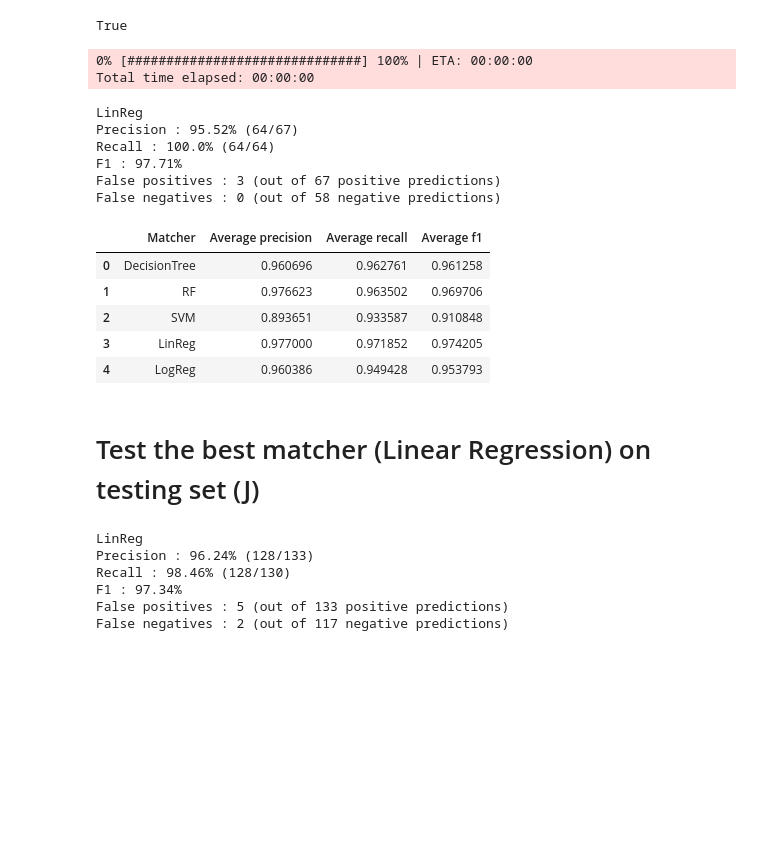
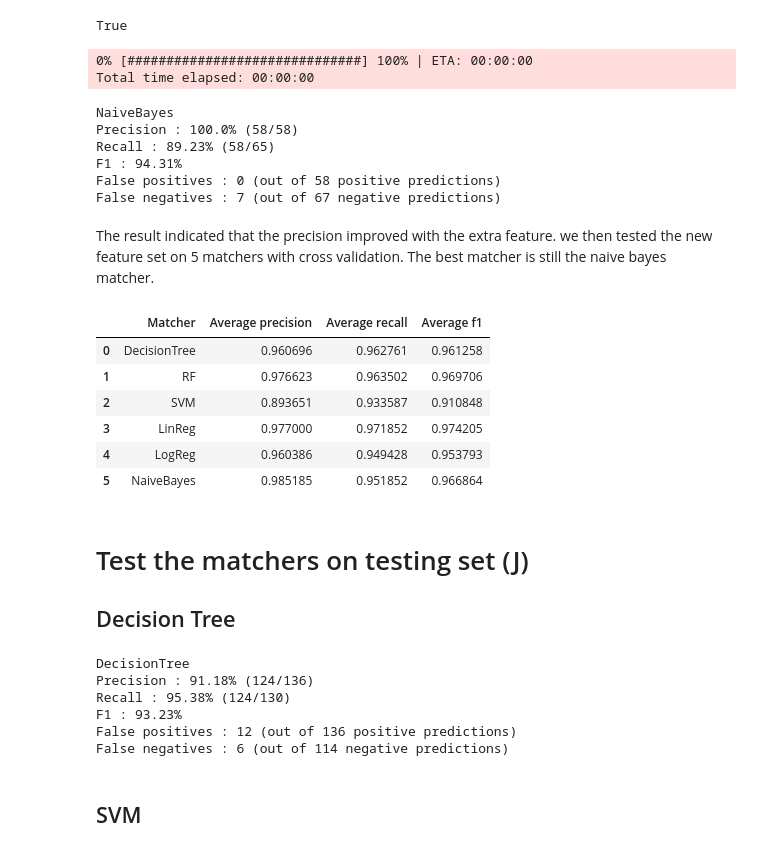
Before and after one commit to HannahWang/CS838-Data-Science, a Jupyter notebook: stage3/code/Matcher.ipynb, the cells around one changed output. Cells and saved outputs as stored; diff of their text form; code cells hidden in the pictures; blank space fills up the shorter version.

```diff
--- a/stage3/code/Matcher.ipynb
+++ b/stage3/code/Matcher.ipynb
@@ -54,6 +54,7 @@ svm = em.SVMMatcher(name='SVM', random_state=0)
 rf = em.RFMatcher(name='RF', random_state=0)
 lg = em.LogRegMatcher(name='LogReg', random_state=0)
 ln = em.LinRegMatcher(name='LinReg')
+nb = em.NBMatcher(name='NaiveBayes')
 # %% [markdown]
 # Creating features
 
@@ -164,8 +166,8 @@ Pf = em.impute_table(Pf,
                 strategy='mean')
 
 # Train using feature vectors from P
-matcher = ln
-name = 'LinReg'
+matcher = nb
+name = 'NaiveBayes'
 matcher.fit(table=Pf,
        exclude_attrs=['_id', 'ltable_id', 'rtable_id', 'labe'],
        target_attr='labe')
@@ -188,48 +190,63 @@ eval_summary = em.eval_matches(predictions, 'labe', 'predicted')
 # %% [output]
 0% [##############################] 100% | ETA: 00:00:00
 Total time elapsed: 00:00:00
-LinReg
-Precision : 95.52% (64/67)
-Recall : 100.0% (64/64)
-F1 : 97.71%
-False positives : 3 (out of 67 positive predictions)
-False negatives : 0 (out of 58 negative predictions)
+NaiveBayes
+Precision : 100.0% (58/58)
+Recall : 89.23% (58/65)
+F1 : 94.31%
+False positives : 0 (out of 58 positive predictions)
+False negatives : 7 (out of 67 negative predictions)
+# %% [markdown]
+The result indicated that the precision improved with the extra feature.
+we then tested the new feature set on 5 matchers with cross validation.
+The best matcher is still the naive bayes matcher.
 # %%
 # Convert I into feature vectors using updated F
 H = em.extract_feature_vecs(I,
                             feature_table=F,
                             attrs_after='labe',
                             show_progress=False)
 H = em.impute_table(H,
                 exclude_attrs=['_id', 'ltable_id', 'rtable_id', 'labe'],
                 strategy='mean')
 
 # Select the best matcher again using CV
-result = em.select_matcher([dt, rf, svm, ln, lg], table=H,
+result = em.select_matcher([dt, rf, svm, ln, lg, nb], table=H,
         exclude_attrs=['_id', 'ltable_id', 'rtable_id', 'labe'],
         k=5,
         target_attr='labe', metric_to_select_matcher='f1', random_state=0)
 result['cv_stats']
 # %% [output]
 |  | Matcher | Average precision | Average recall | Average f1 |
 | 0 | DecisionTree | 0.960696 | 0.962761 | 0.961258 |
 | 1 | RF | 0.976623 | 0.963502 | 0.969706 |
 | 2 | SVM | 0.893651 | 0.933587 | 0.910848 |
 | 3 | LinReg | 0.977000 | 0.971852 | 0.974205 |
 | 4 | LogReg | 0.960386 | 0.949428 | 0.953793 |
+| 5 | NaiveBayes | 0.985185 | 0.951852 | 0.966864 |
 # %% [markdown]
-# Test the best matcher (Linear Regression) on testing set (J)
+# Test the matchers on testing set (J)
+
+## Decision Tree
 # %%
-H = em.extract_feature_vecs(J,
+# decision tree
+matcher = dt
+name = 'DecisionTree'
+
+matcher.fit(table=H,
+       exclude_attrs=['_id', 'ltable_id', 'rtable_id', 'labe'],
+       target_attr='labe')
+
+Ht = em.extract_feature_vecs(J,
                             feature_table=F,
                             attrs_after='labe',
                             show_progress=False)
-H = em.impute_table(H,
+Ht = em.impute_table(Ht,
                 exclude_attrs=['_id', 'ltable_id', 'rtable_id', 'labe'],
                 strategy='mean')
 
 # Predict
-predictions = matcher.predict(table=H, exclude_attrs=['_id', 'ltable_id', 'rtable_id', 'labe'],
+predictions = matcher.predict(table=Ht, exclude_attrs=['_id', 'ltable_id', 'rtable_id', 'labe'],
               append=True, target_attr='predicted', inplace=False)
 
 # Evaluate the predictions
@@ -238,9 +255,11 @@ print(name)
 em.print_eval_summary(eval_result)
 eval_summary = em.eval_matches(predictions, 'labe', 'predicted')
 # %% [output]
-LinReg
-Precision : 96.24% (128/133)
-Recall : 98.46% (128/130)
-F1 : 97.34%
-False positives : 5 (out of 133 positive predictions)
-False negatives : 2 (out of 117 negative predictions)
+DecisionTree
+Precision : 91.18% (124/136)
+Recall : 95.38% (124/130)
+F1 : 93.23%
+False positives : 12 (out of 136 positive predictions)
+False negatives : 6 (out of 114 negative predictions)
+# %% [markdown]
+## SVM
```
Also changed, not shown: parts of 11 cells of this notebook, 2 other files.
